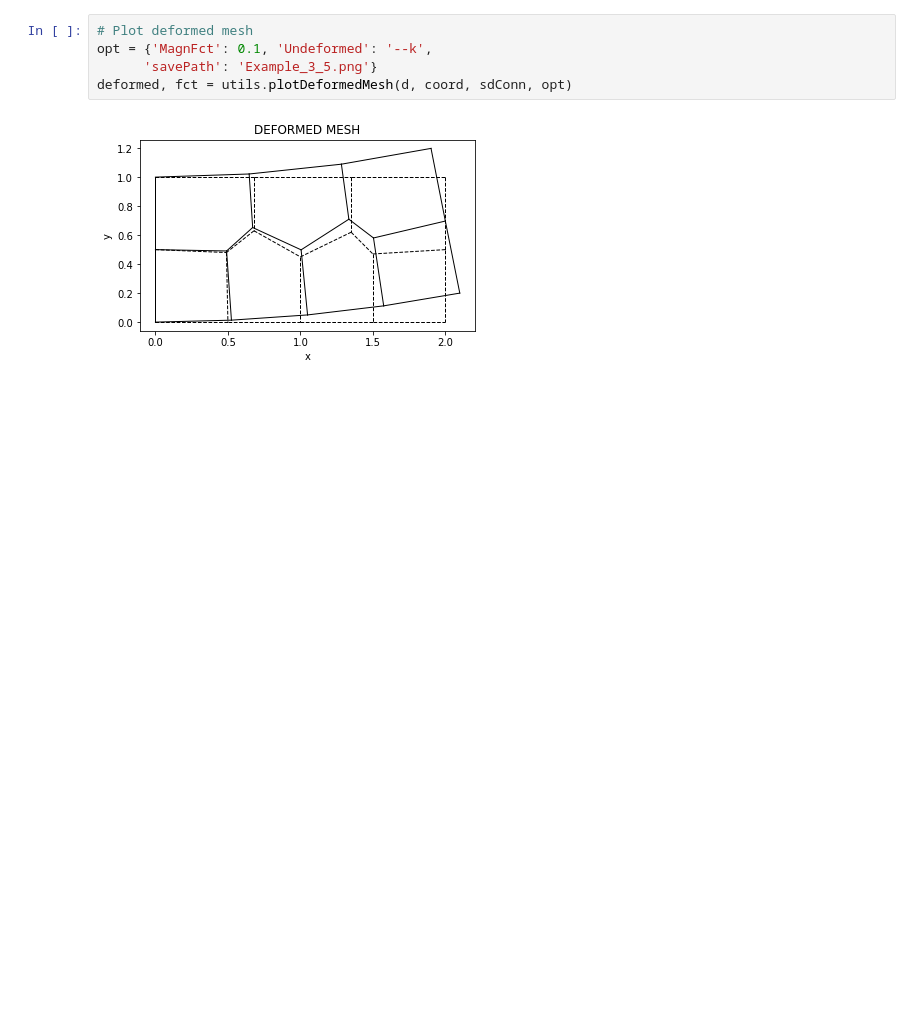
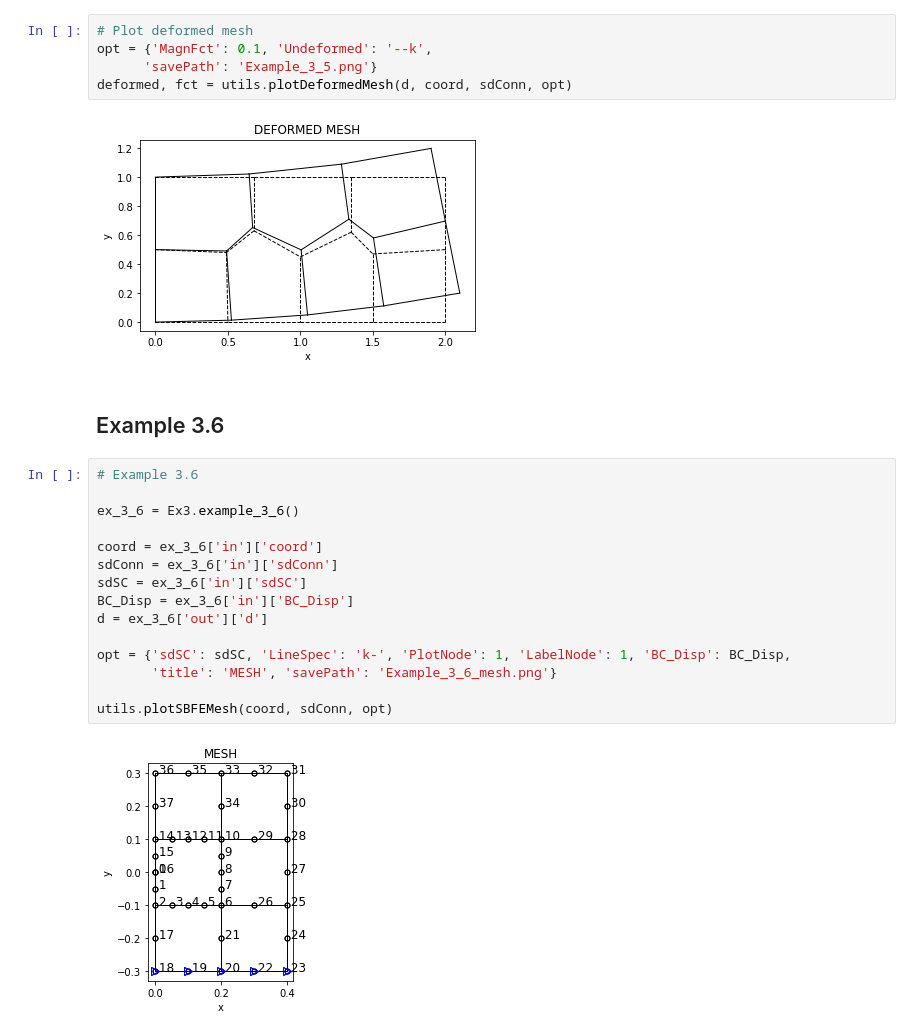
Before and after one commit to amemetov/sbfem-sandbox, a Jupyter notebook: notebooks/Example3.ipynb, the cells around one changed output. Saved outputs shown, nothing was run; the diff lists cells and outputs as text; blank space fills up the shorter version.

Commit message:
Added plotting meshes of example 3.6

```diff
--- a/notebooks/Example3.ipynb
+++ b/notebooks/Example3.ipynb
@@ -53,3 +57,22 @@ opt = {'MagnFct': 0.1, 'Undeformed': '--k',
 deformed, fct = utils.plotDeformedMesh(d, coord, sdConn, opt)
 # %% [output]
 [figure]
+# %% [markdown]
+## Example 3.6
+# %%
+# Example 3.6
+
+ex_3_6 = Ex3.example_3_6()
+
+coord = ex_3_6['in']['coord']
+sdConn = ex_3_6['in']['sdConn']
+sdSC = ex_3_6['in']['sdSC']
+BC_Disp = ex_3_6['in']['BC_Disp']
+d = ex_3_6['out']['d']
+
+opt = {'sdSC': sdSC, 'LineSpec': 'k-', 'PlotNode': 1, 'LabelNode': 1, 'BC_Disp': BC_Disp,
+       'title': 'MESH', 'savePath': 'Example_3_6_mesh.png'}
+
+utils.plotSBFEMesh(coord, sdConn, opt)
+# %% [output]
+[figure, added]
```
Also changed, not shown: parts of 3 cells of this notebook, 2 other files.
